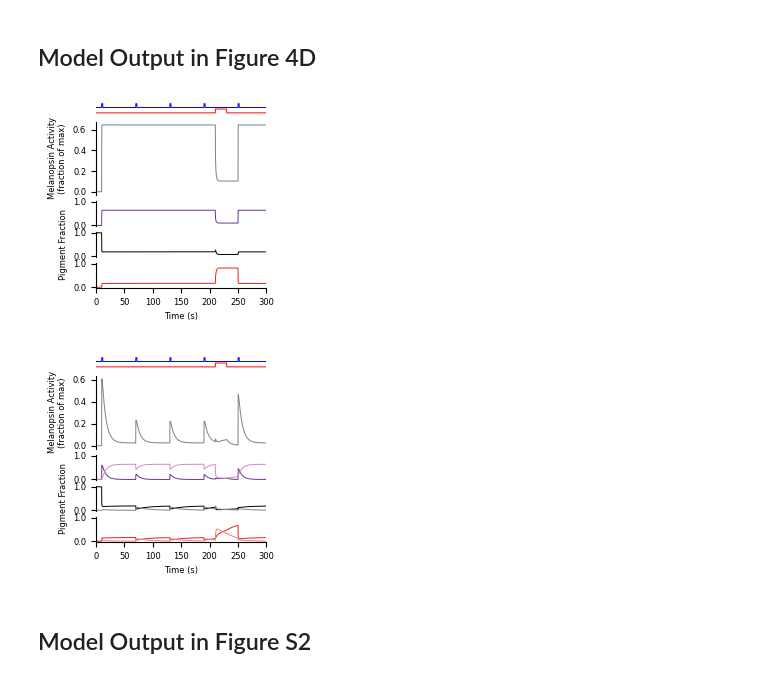
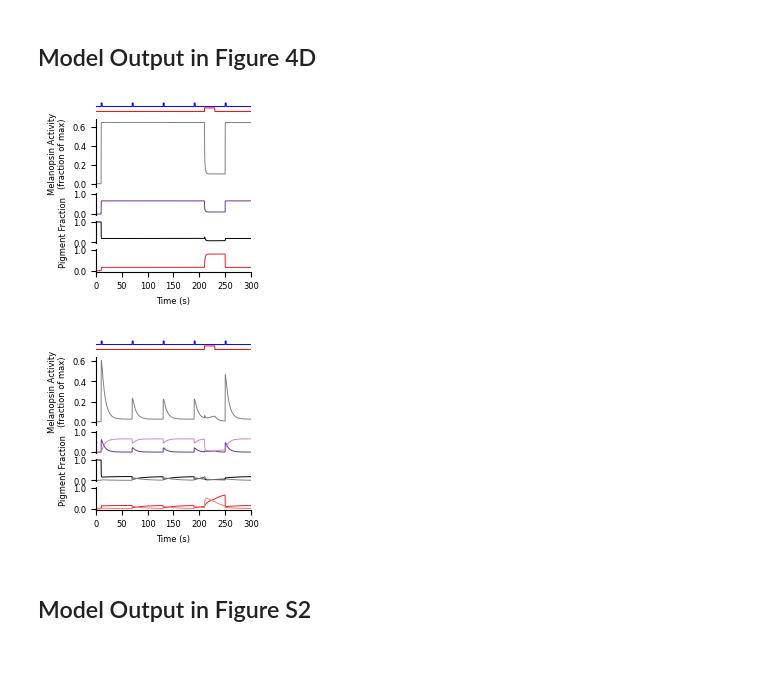
Before and after one commit to ajemanuel/melanopsin_model, a Jupyter notebook: 2023_Melanopsin_Model.ipynb, the cells around one changed output. Saved outputs shown, nothing was run; the diff lists cells and outputs as text; code cells hidden in the pictures.

```diff
--- a/2023_Melanopsin_Model.ipynb
+++ b/2023_Melanopsin_Model.ipynb
@@ -410,7 +410,7 @@ timings = [10, 12, 70,72, 130,132, 190, 192, 210,230,250, 252] # specify timings
 xaxis, R, M, E, Rprime, Mprime, Eprime, current, currentNoLowGain, lightIntensity = eqstate_mono_multipulse(0.005, 300, wlen, inten, timings)
 # %%
 lightColors = {560: 'orange', 440: 'cyan'}
-f, ax = plt.subplots(5,1,figsize=[2.2,2.4],gridspec_kw={'height_ratios':[0.5,3,1,1,1]})
+f, ax = plt.subplots(5,1,figsize=[2,2.2],gridspec_kw={'height_ratios':[0.5,3,1,1,1]})
 
 lightMonitorAll = np.bool8(lightIntensity)
 
@@ -435,7 +435,7 @@ for axis in range(len(ax)):
   ax[axis].spines['right'].set_visible(False)
   ax[axis].set_xlim([0,300])
   if axis > 1:
-    ax[axis].set_ylim([-0.02,1.02])
+    ax[axis].set_ylim([-0.05,1.05])
     ax[axis].set_yticks([0,1])
     ax[axis].set_yticklabels(['0.0','1.0'])
   if axis < 4:
@@ -448,10 +448,10 @@ ax[0].set_ylim([-0.3,1.3])
 ax[0].set_yticks([])
 ax[0].spines['left'].set_visible(False)
 # %% [output]
-[figure, old version]
+[figure, new version]
 # %%
 lightColors = {560: 'orange', 440: 'cyan'}
-f, ax = plt.subplots(5,1,figsize=[2.2,2.4],gridspec_kw={'height_ratios':[0.5,3,1,1,1]})
+f, ax = plt.subplots(5,1,figsize=[2,2.2],gridspec_kw={'height_ratios':[0.5,3,1,1,1]})
 
 lightMonitorAll = np.bool8(lightIntensity)
 
@@ -464,35 +464,35 @@ lightMonitor560[xaxis>=timings[-3]] = False
 
 ax[0].plot(xaxis,lightMonitor440 * 0.5 + 0.7,color='b',lw=0.7)
 ax[0].plot(xaxis,lightMonitor560 * 0.5,color='r',lw=0.7)
 
 ax[1].plot(xaxis,current,color='gray',lw=0.7)
 
 ax[2].plot(xaxis,M,color=Mcolor,label='M',lw=0.7)
 ax[2].plot(xaxis,Mprime,color=MprimeColor,label='M\'',lw=0.7)
 ax[3].plot(xaxis,R,color=Rcolor,label='R',lw=0.7)
 ax[3].plot(xaxis,Rprime,color=RprimeColor,label='R\'',lw=0.7)
 ax[4].plot(xaxis,E,color=Ecolor,label='E',lw=0.7)
 ax[4].plot(xaxis,Eprime,color=EprimeColor,label='E\'',lw=0.7)
 ax[1].set_ylabel('Melanopsin Activity\n(fraction of max)')
 ax[4].set_xlabel('Time (s)')
 for axis in range(len(ax)):
   ax[axis].spines['top'].set_visible(False)
   ax[axis].spines['right'].set_visible(False)
   ax[axis].set_xlim([0,300])
   if axis > 1:
-    ax[axis].set_ylim([-0.02,1.02])
+    ax[axis].set_ylim([-0.05,1.05])
     ax[axis].set_yticks([0,1])
     ax[axis].set_yticklabels(['0.0','1.0'])
   if axis < 4:
     ax[axis].spines['bottom'].set_visible(False)
     ax[axis].set_xticks([])
 ax[3].set_ylabel('Pigment Fraction')
 ax[0].set_ylim([-0.3,1.3])
 
 ax[0].set_yticks([])
 ax[0].spines['left'].set_visible(False)
 # %% [output]
-[figure, old version]
+[figure, new version]
 # %% [markdown]
 ## Model Output in Figure S2
 # %%
```
Also changed, not shown: parts of 8 cells of this notebook.
